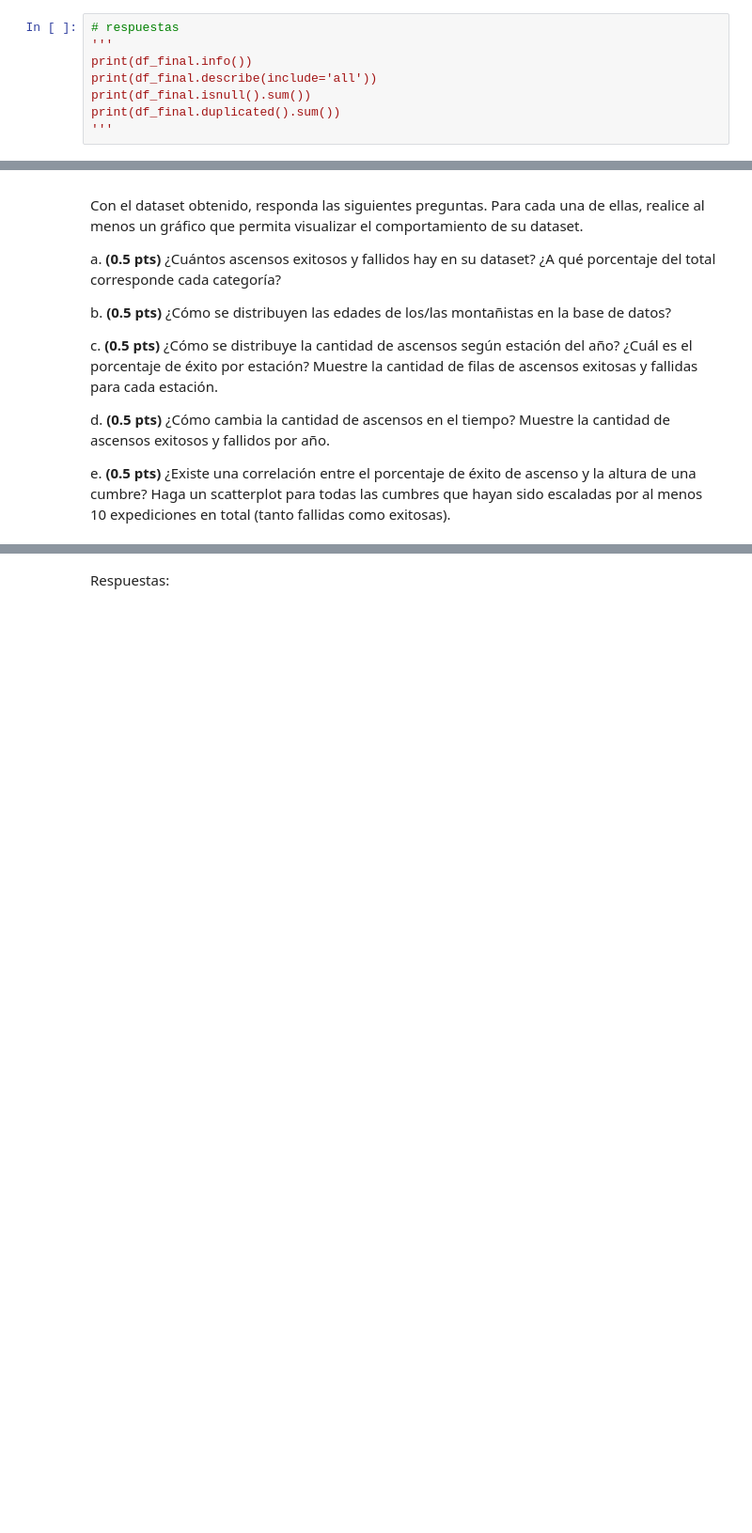
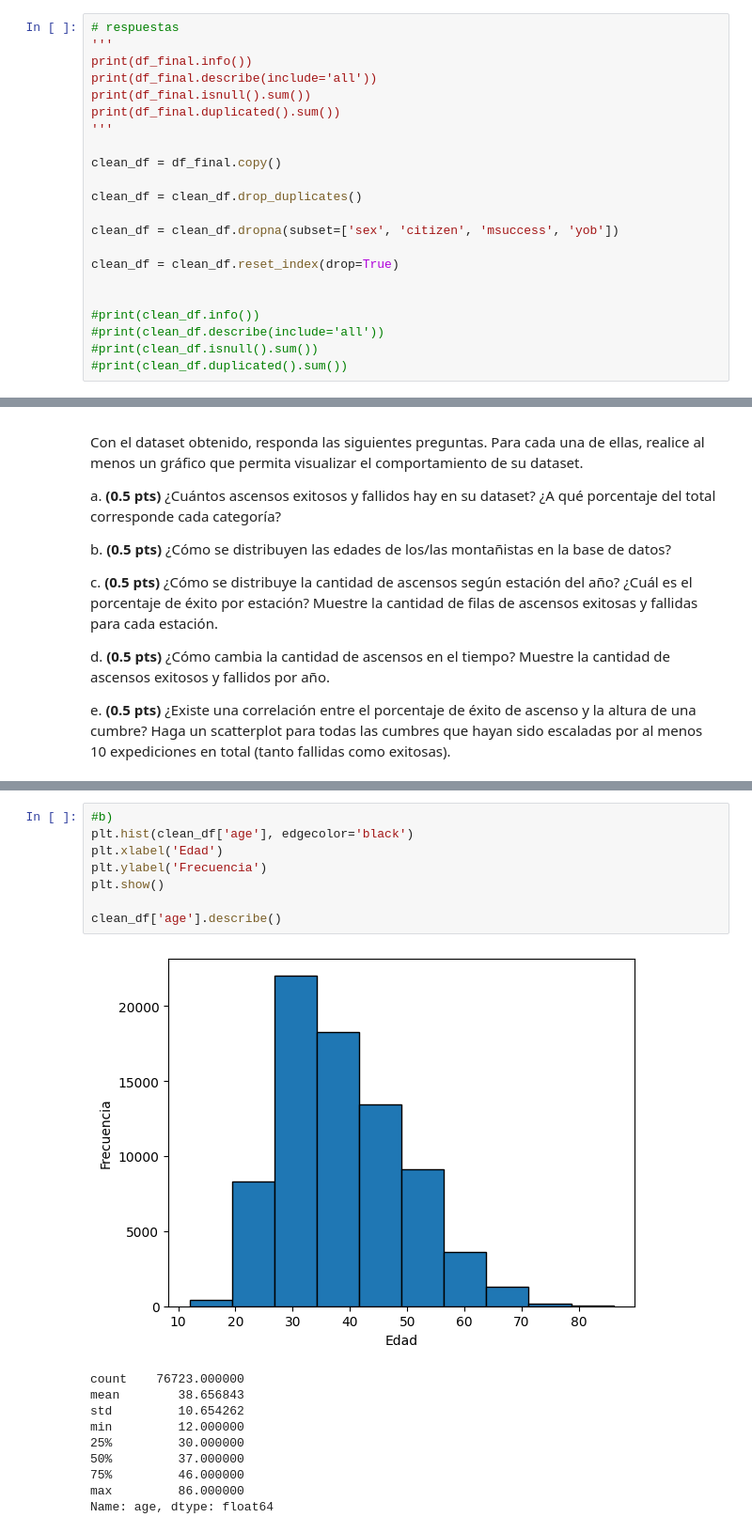
Before and after one commit to LmChicao/IMT2200-Lucas-Chicao, a Jupyter notebook: Tareas/Tarea 4/IMT2200-25s2 - Tarea 04.ipynb, the cells around one changed output, grey strips where cells are left out. Shown: that part at 94% size. Saved outputs shown, nothing was run; the diff lists cells and outputs as text; blank space fills up the shorter version.

```diff
--- a/Tareas/Tarea 4/IMT2200-25s2 - Tarea 04.ipynb
+++ b/Tareas/Tarea 4/IMT2200-25s2 - Tarea 04.ipynb
@@ -182,3 +182,17 @@ print(df_final.describe(include='all'))
 print(df_final.isnull().sum())
 print(df_final.duplicated().sum())
 '''
+
+clean_df = df_final.copy()
+
+clean_df = clean_df.drop_duplicates()
+
+clean_df = clean_df.dropna(subset=['sex', 'citizen', 'msuccess', 'yob'])
+
+clean_df = clean_df.reset_index(drop=True)
+
+
+#print(clean_df.info())
+#print(clean_df.describe(include='all'))
+#print(clean_df.isnull().sum())
+#print(clean_df.duplicated().sum())
@@ -215,2 +277,19 @@ e. **(0.5 pts)** ¿Existe una correlación entre el porcentaje de éxito de asce
-# %% [markdown]
-Respuestas:
+# %%
+#b)
+plt.hist(clean_df['age'], edgecolor='black')
+plt.xlabel('Edad')
+plt.ylabel('Frecuencia')
+plt.show()
+
+clean_df['age'].describe()
+# %% [output]
+[figure, added]
+count    76723.000000
+mean        38.656843
+std         10.654262
+min         12.000000
+25%         30.000000
+50%         37.000000
+75%         46.000000
+max         86.000000
+Name: age, dtype: float64
```
Also changed, not shown: parts of 14 cells of this notebook.
